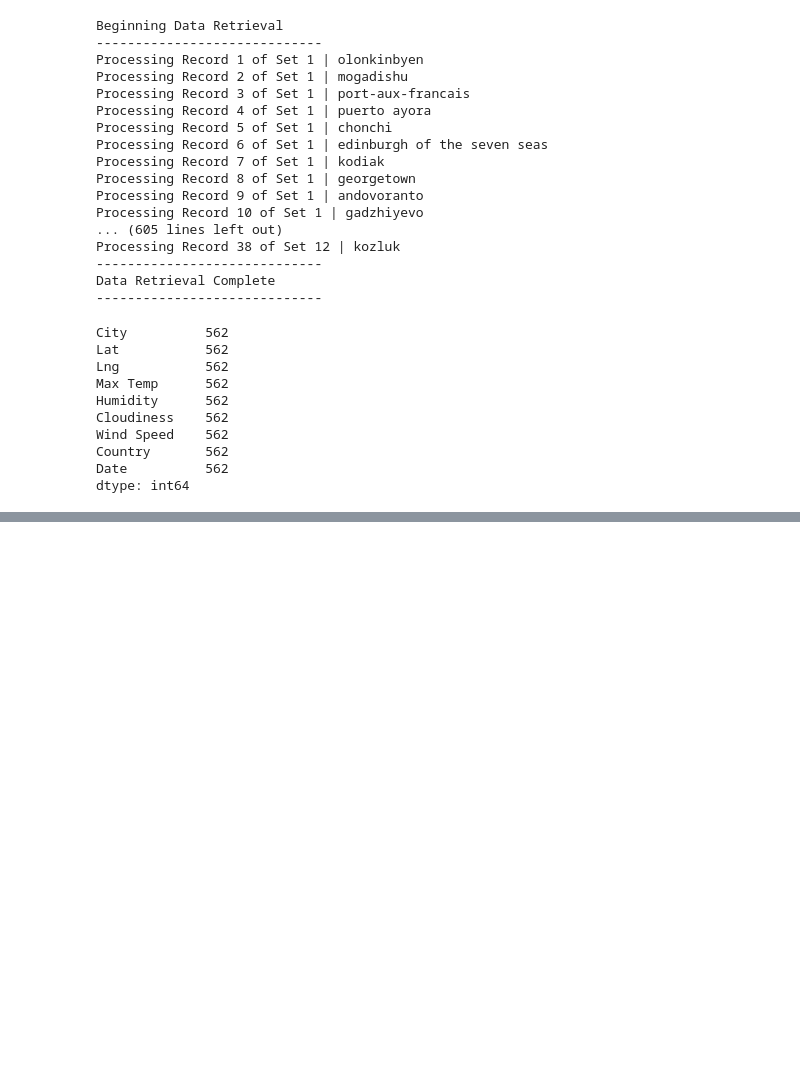
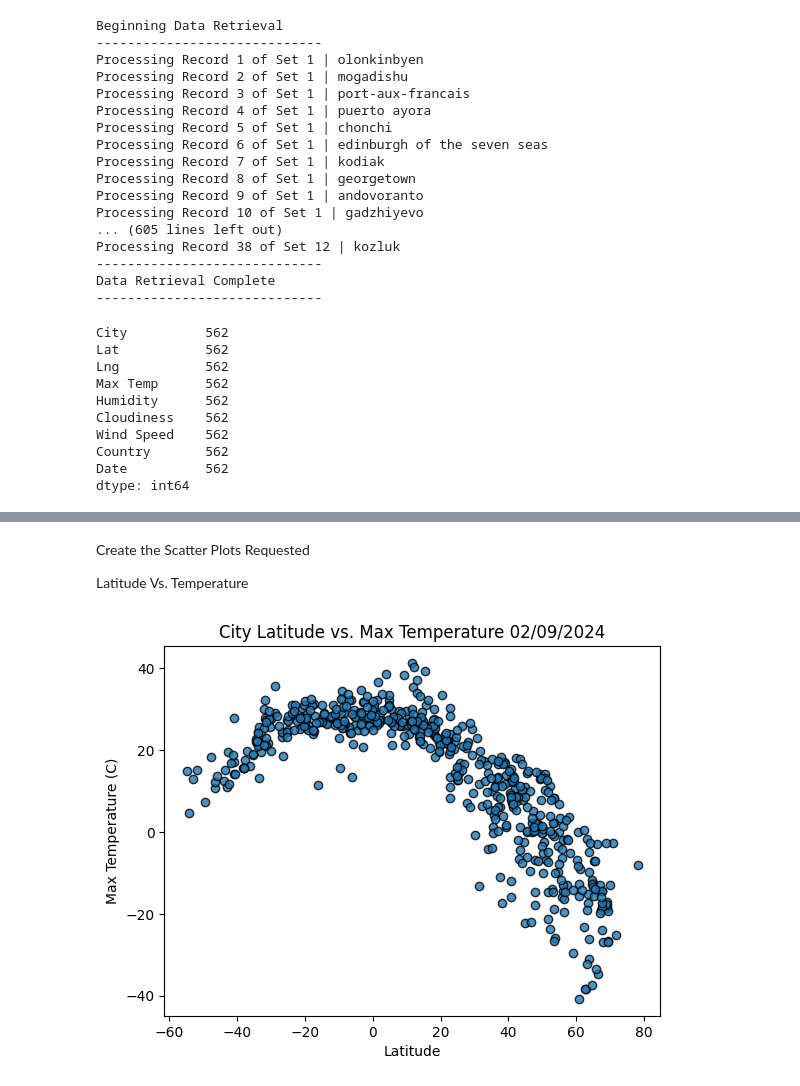
Before and after one commit to gmmarsh/python-api-challenge, a Jupyter notebook: Final Analysis/FinalWeatherPy.ipynb, the cells around one changed output, grey strips where cells are left out. Drawn from its saved outputs; the diff is of its cells as text; code cells hidden in the pictures; blank space fills up the shorter version.

```diff
--- a/Final Analysis/FinalWeatherPy.ipynb
+++ b/Final Analysis/FinalWeatherPy.ipynb
@@ -192,0 +206,20 @@ city_data_df.head(10)
+# %% [markdown]
+Create the Scatter Plots Requested
+
+Latitude Vs. Temperature
+# %%
+# scatter plot for latitude vs. temperature
+plt.scatter(city_data_df["Lat"], city_data_df["Max Temp"], edgecolor="black", linewidths=1, marker="o", alpha=0.8, label="Cities")
+
+# add title, labels and grid
+plt.title(f"City Latitude vs. Max Temperature {datetime.now().strftime('%m/%d/%Y')}")
+plt.ylabel("Max Temperature (C)")
+plt.xlabel("Latitude")
+
+# save the figure
+plt.savefig("Fig1.png")
+
+# show the plot
+plt.show()
+# %% [output]
+[figure, added]
```
Also changed, not shown: parts of 3 cells of this notebook, 3 other files.
